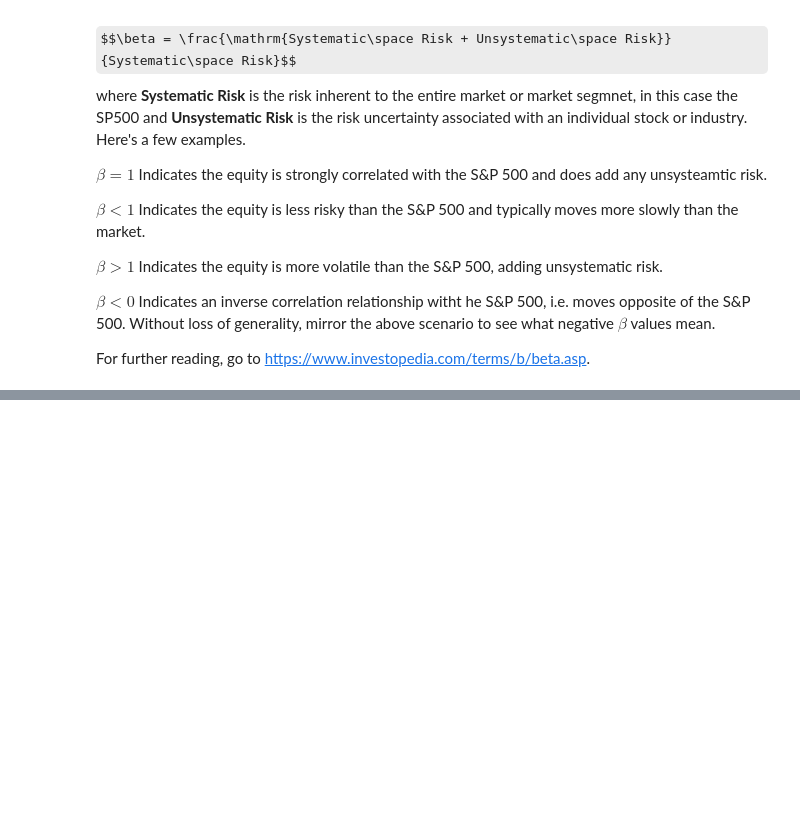
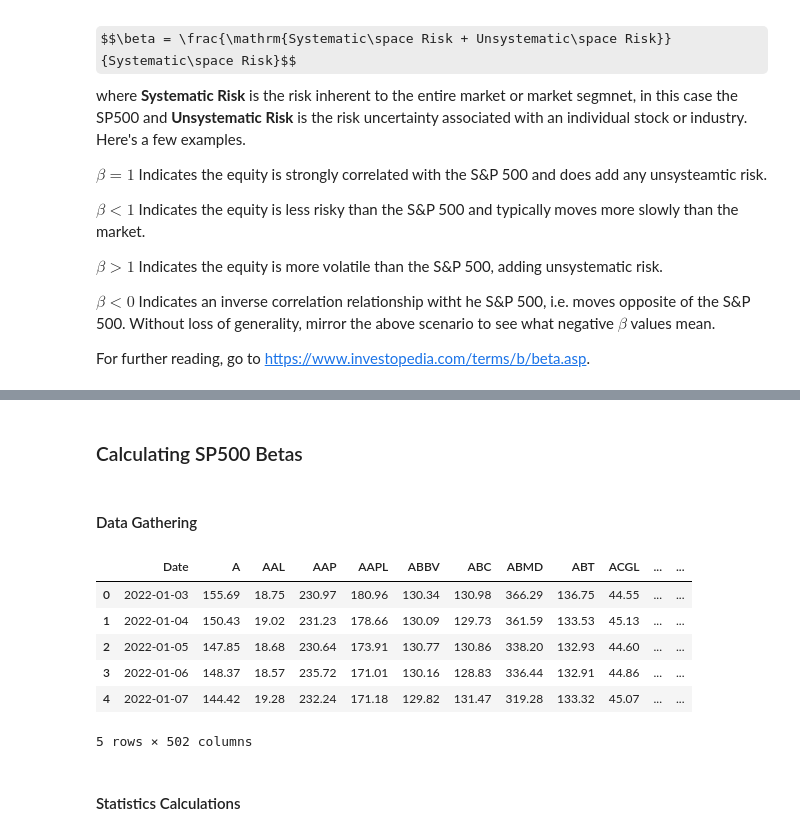
Before and after one commit to apexfund/APEX, a Jupyter notebook: RecoveryStocksArbitrage/final.ipynb, the cells around one changed output, grey strips where cells are left out. Saved outputs shown, nothing was run; the diff lists cells and outputs as text; code cells hidden in the pictures; some formulas as TeX source; blank space fills up the shorter version.

```diff
--- a/RecoveryStocksArbitrage/final.ipynb
+++ b/RecoveryStocksArbitrage/final.ipynb
@@ -209,0 +221,4 @@ For further reading, go to https://www.investopedia.com/terms/b/beta.asp.
+# %% [markdown]
+### Calculating SP500 Betas
+# %% [markdown]
+#### Data Gathering
@@ -209,0 +253,13 @@ For further reading, go to https://www.investopedia.com/terms/b/beta.asp.
+# %%
+df = pd.read_csv("SP500Historical.csv")
+df.head()
+# %% [output]
+|  | Date | A | AAL | AAP | AAPL | ABBV | ABC | ABMD | ABT | ACGL | ... | ... |
+| 0 | 2022-01-03 | 155.69 | 18.75 | 230.97 | 180.96 | 130.34 | 130.98 | 366.29 | 136.75 | 44.55 | ... | ... |
+| 1 | 2022-01-04 | 150.43 | 19.02 | 231.23 | 178.66 | 130.09 | 129.73 | 361.59 | 133.53 | 45.13 | ... | ... |
+| 2 | 2022-01-05 | 147.85 | 18.68 | 230.64 | 173.91 | 130.77 | 130.86 | 338.20 | 132.93 | 44.60 | ... | ... |
+| 3 | 2022-01-06 | 148.37 | 18.57 | 235.72 | 171.01 | 130.16 | 128.83 | 336.44 | 132.91 | 44.86 | ... | ... |
+| 4 | 2022-01-07 | 144.42 | 19.28 | 232.24 | 171.18 | 129.82 | 131.47 | 319.28 | 133.32 | 45.07 | ... | ... |
+5 rows × 502 columns
+# %% [markdown]
+#### Statistics Calculations
```
Also changed, not shown: parts of 26 cells of this notebook, 2 other files.
